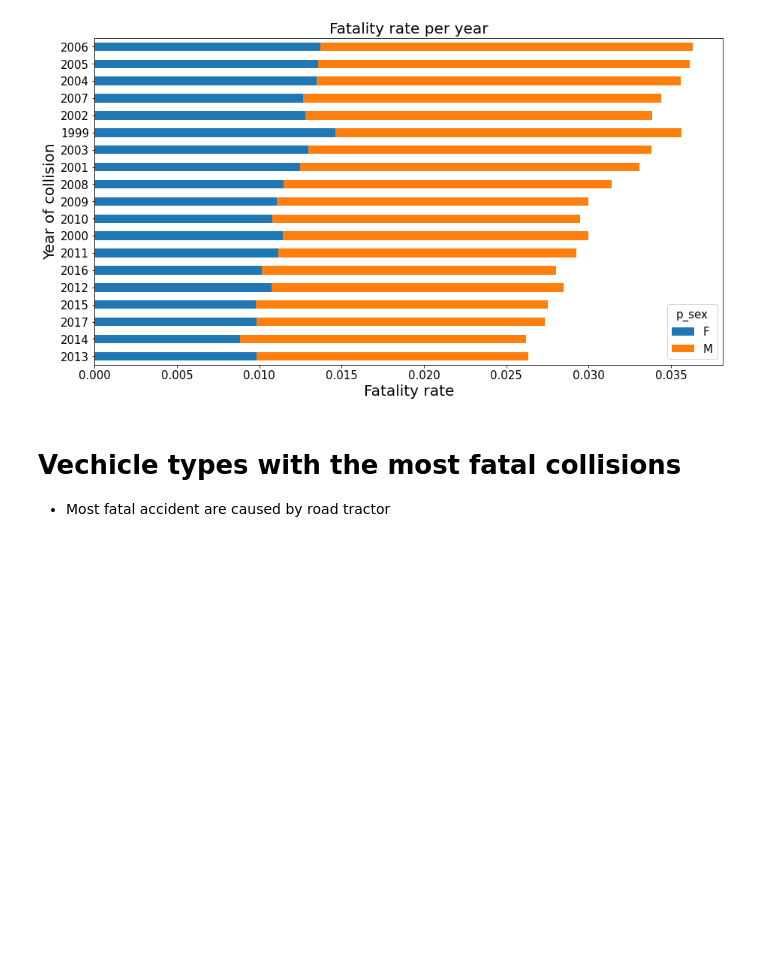
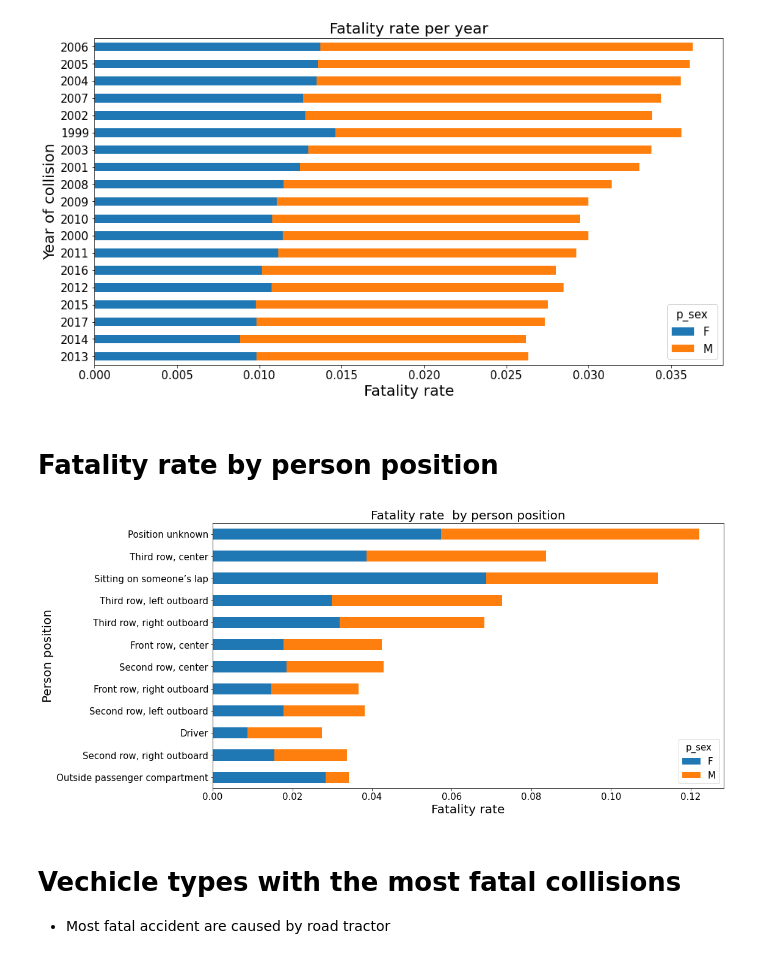
Before and after one commit to Owerre/imbalanced-learning, a Jupyter notebook: canada-collision/notebooks/02-eda.ipynb, the cells around one changed output. Cells and saved outputs as stored; diff of their text form; code cells hidden in the pictures; blank space fills up the shorter version.

```diff
--- a/canada-collision/notebooks/02-eda.ipynb
+++ b/canada-collision/notebooks/02-eda.ipynb
@@ -230,6 +243,19 @@ plt.title('Fatality rate per year', fontsize = 20)
 plt.savefig('../image/fig1.png')
 # %% [output]
 [figure]
+# %% [markdown]
+# Fatality rate by person position
+# %%
+#  Plot figure
+table_year = df.pivot_table('fatal', index = 'p_psn', columns = 'p_sex', aggfunc = 'mean')
+table_year.sort_values(by =['M']).plot(kind = 'barh', stacked = True,figsize = (15,8))
+
+plt.xlabel('Fatality rate', fontsize = 20)
+plt.ylabel('Person position', fontsize = 20)
+plt.title('Fatality rate  by person position', fontsize = 20)
+plt.savefig('../image/fig_p.png')
+# %% [output]
+[figure, added]
 # %% [markdown]
 # Vechicle types with the most fatal collisions
 - Most fatal accident are caused by road tractor
```
Also changed, not shown: parts of 7 cells of this notebook, 6 other files.
